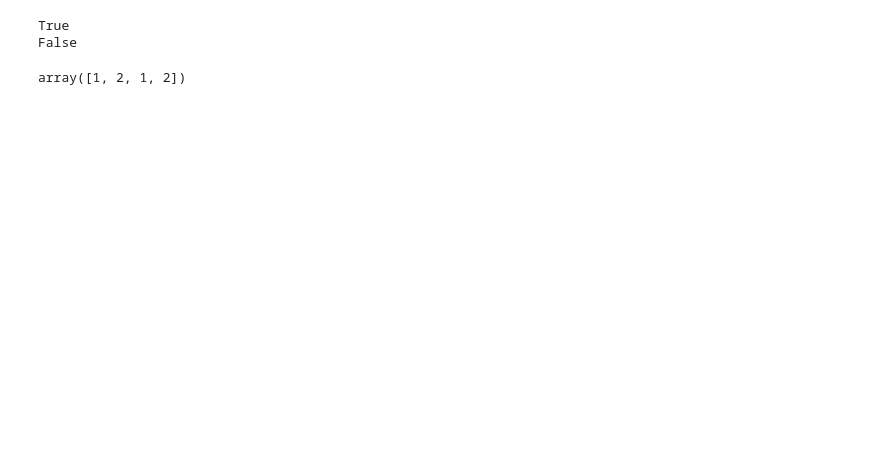
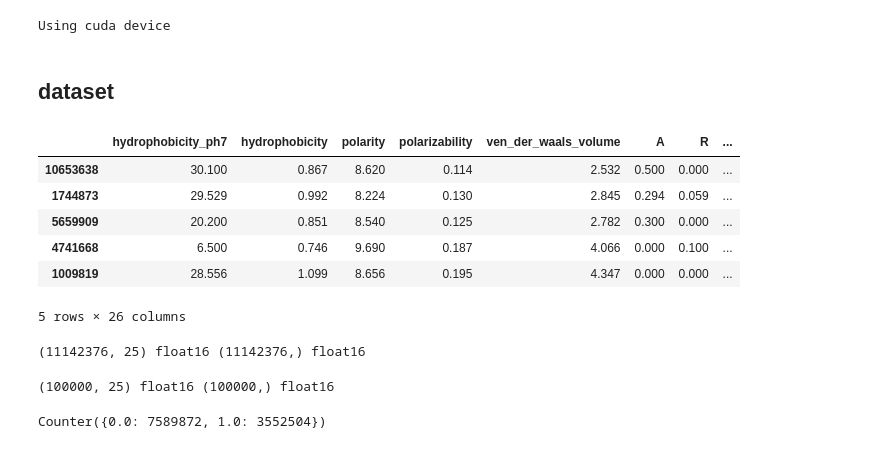
Before and after one commit to Tiezhengyuan/ml_epitope, a Jupyter notebook: amino_acid/ANN.ipynb, the cells around one changed output. Cells and saved outputs as stored; diff of their text form; code cells hidden in the pictures; blank space fills up the shorter version.

```diff
--- a/amino_acid/ANN.ipynb
+++ b/amino_acid/ANN.ipynb
@@ -13,13 +22,10 @@ import matplotlib.pyplot as plt
-# %%
-tag = True
-print(tag)
-tag = not tag
-print(tag)
-# %% [output]
-True
-False
-# %%
-a=  np.array([1,2])
-np.concatenate([a,a])
-# %% [output]
-array([1, 2, 1, 2])
+# %%
+
+device = ("cuda" if torch.cuda.is_available() else "mps"
+    if torch.backends.mps.is_available() else "cpu"
+)
+print(f"Using {device} device")
+# %% [output]
+Using cuda device
+# %% [markdown]
+## dataset
@@ -25,0 +37,33 @@ array([1, 2, 1, 2])
+# %%
+infile = '/home/yuan/results/epitope/epi_comp_vector.txt'
+df = pd.read_csv(infile, sep='\t', header=0, index_col=None)
+# balance the number of epitopes and non-epitopes
+# df = df.iloc[:8_000_000,:]
+# shuffle rows
+df = df.sample(frac=1)
+df.head()
+# %% [output]
+|  | hydrophobicity_ph7 | hydrophobicity | polarity | polarizability | ven_der_waals_volume | A | R | ... |
+| 10653638 | 30.100 | 0.867 | 8.620 | 0.114 | 2.532 | 0.500 | 0.000 | ... |
+| 1744873 | 29.529 | 0.992 | 8.224 | 0.130 | 2.845 | 0.294 | 0.059 | ... |
+| 5659909 | 20.200 | 0.851 | 8.540 | 0.125 | 2.782 | 0.300 | 0.000 | ... |
+| 4741668 | 6.500 | 0.746 | 9.690 | 0.187 | 4.066 | 0.000 | 0.100 | ... |
+| 1009819 | 28.556 | 1.099 | 8.656 | 0.195 | 4.347 | 0.000 | 0.000 | ... |
+5 rows × 26 columns
+# %%
+X = np.array(df.iloc[:,:-1], dtype=np.float16)
+y = np.array(df.iloc[:,-1], dtype=np.float16)
+print(X.shape, X.dtype, y.shape, y.dtype)
+# %% [output]
+(11142376, 25) float16 (11142376,) float16
+# %%
+X = np.array(df.iloc[:100_000,:-1], dtype=np.float16)
+y = np.array(df.iloc[:100_000,-1], dtype=np.float16)
+print(X.shape, X.dtype, y.shape, y.dtype)
+# %% [output]
+(100000, 25) float16 (100000,) float16
+# %%
+from collections import Counter
+Counter(y)
+# %% [output]
+Counter({0.0: 7589872, 1.0: 3552504})
```
Also changed, not shown: parts of 14 cells of this notebook, 7 other files.
